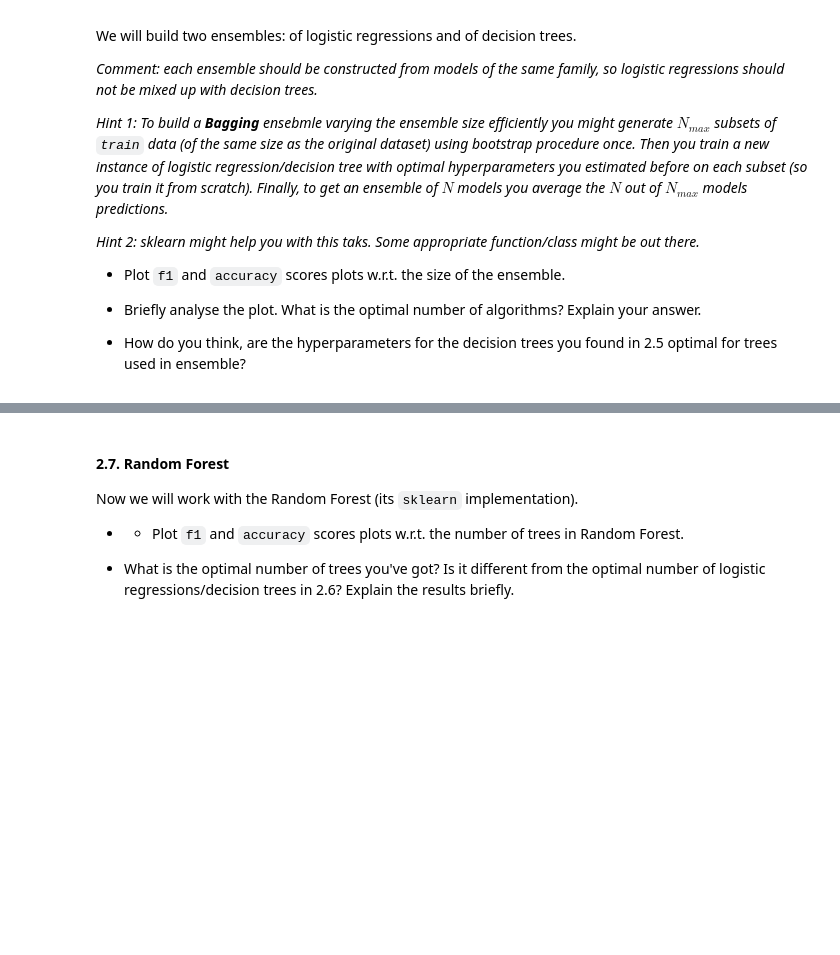
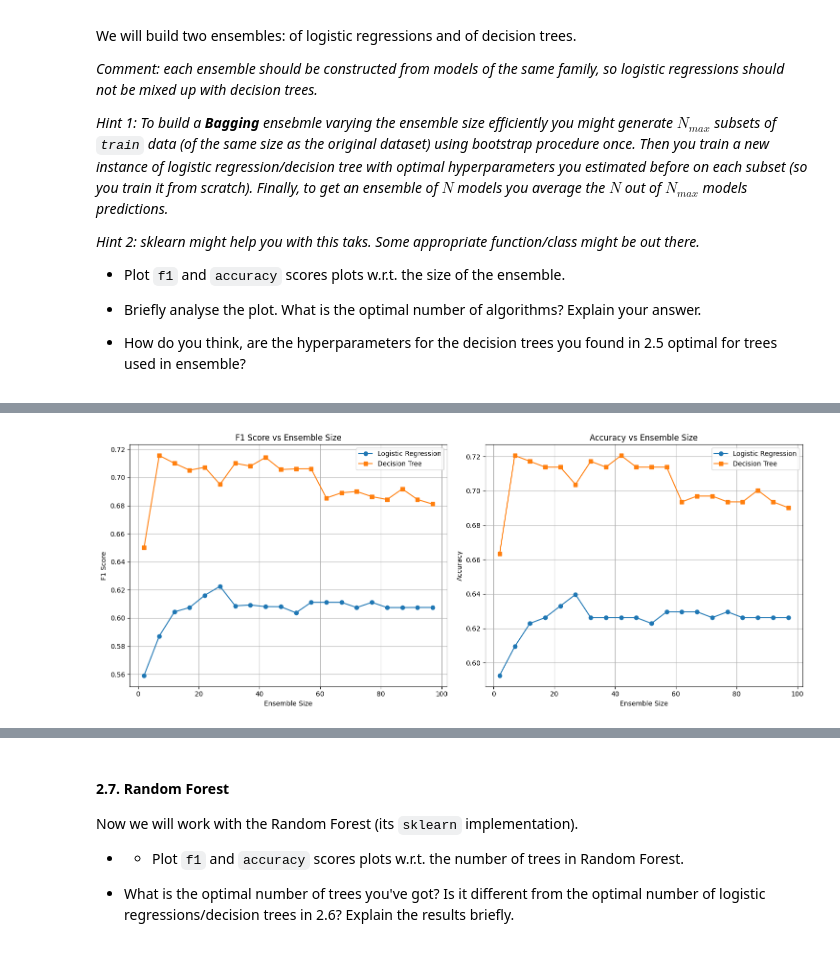
Before and after one commit to JannaBabicheva/lab01_ml_pipeline, a Jupyter notebook: Babicheva_"lab01_part2_ml_pipeline_ipynb".ipynb, the cells around one changed output, grey strips where cells are left out. Cells and saved outputs as stored; diff of their text form; code cells hidden in the pictures; blank space fills up the shorter version.

```diff
--- a/Babicheva_"lab01_part2_ml_pipeline_ipynb".ipynb
+++ b/Babicheva_"lab01_part2_ml_pipeline_ipynb".ipynb
@@ -185,0 +1474,77 @@ We will build two ensembles: of logistic regressions and of decision trees.
+# %%
+def main(X_train, X_test, y_train, y_test):
+    """Main function to run the complete analysis"""
+    # Метки предварительной обработки
+    print("Preprocessing labels...")
+    y_train_encoded, y_test_encoded, label_encoder = preprocess_labels(y_train, y_test)
+
+    # Оптимизация базовых моделей
+    lr_search, dt_search = optimize_base_models(X_train, y_train_encoded)
+
+    # Создание оптимизированных базовых моделей
+    lr_model = LogisticRegression(
+        C=lr_search.best_params_['C'],
+        tol=lr_search.best_params_['tol'],
+        multi_class='multinomial',
+        solver='saga',
+        max_iter=500,
+        random_state=42
+    )
+
+    dt_model = DecisionTreeClassifier(
+        max_depth=dt_search.best_params_['max_depth'],
+        min_samples_split=dt_search.best_params_['min_samples_split'],
+        min_samples_leaf=dt_search.best_params_['min_samples_leaf'],
+        random_state=42
+    )
+
+    # Печать наилучших параметров
+    print("\nBest Parameters:")
+    print("Logistic Regression:", lr_search.best_params_)
+    print("Decision Tree:", dt_search.best_params_)
+
+    # Оценка отдельных моделей
+    single_lr_f1, single_dt_f1 = evaluate_single_models(
+        X_train, X_test, y_train_encoded, y_test_encoded, lr_model, dt_model
+    )
+
+    # ТТрейн и оценка оба типа ансамблей
+    print("\nTraining Logistic Regression Ensemble...")
+    lr_sizes, lr_f1, lr_acc = create_and_evaluate_bagging(
+        X_train, X_test, y_train_encoded, y_test_encoded, lr_model
+    )
+
+    print("\nTraining Decision Tree Ensemble...")
+    dt_sizes, dt_f1, dt_acc = create_and_evaluate_bagging(
+        X_train, X_test, y_train_encoded, y_test_encoded, dt_model
+    )
+
+    # Результаты построения графика
+    plot_ensemble_results(lr_sizes, dt_sizes, lr_f1, lr_acc, dt_f1, dt_acc)
+
+    # Оптимальные размеры ансамбля
+    lr_optimal_size = list(lr_sizes)[np.argmax(lr_f1)]
+    dt_optimal_size = list(dt_sizes)[np.argmax(dt_f1)]
+
+    # Печать результата
+    print("\nОптимальные размеры ансамбля:")
+    print(f"Logistic Regression: {lr_optimal_size} estimators (F1: {max(lr_f1):.3f})")
+    print(f"Decision Tree: {dt_optimal_size} estimators (F1: {max(dt_f1):.3f})")
+
+    print("\nПовышение производительности:")
+    print("Logistic Regression:")
+    print(f"Single model F1: {single_lr_f1:.3f}")
+    print(f"Ensemble F1: {max(lr_f1):.3f}")
+    print(f"Улучшение: {(max(lr_f1) - single_lr_f1) * 100:.1f}%")
+
+    print("\nDecision Tree:")
+    print(f"Single model F1: {single_dt_f1:.3f}")
+    print(f"Ensemble F1: {max(dt_f1):.3f}")
+    print(f"Улучшение: {(max(dt_f1) - single_dt_f1) * 100:.1f}%")
+
+    return label_encoder
+
+if __name__ == "__main__":
+
+    label_encoder = main(X_train_processed, X_test_processed, y_train, y_test)
+# %% [output]
@@ -185,0 +1565 @@ We will build two ensembles: of logistic regressions and of decision trees.
+[figure, added]
```
Also changed, not shown: parts of 28 cells of this notebook.
